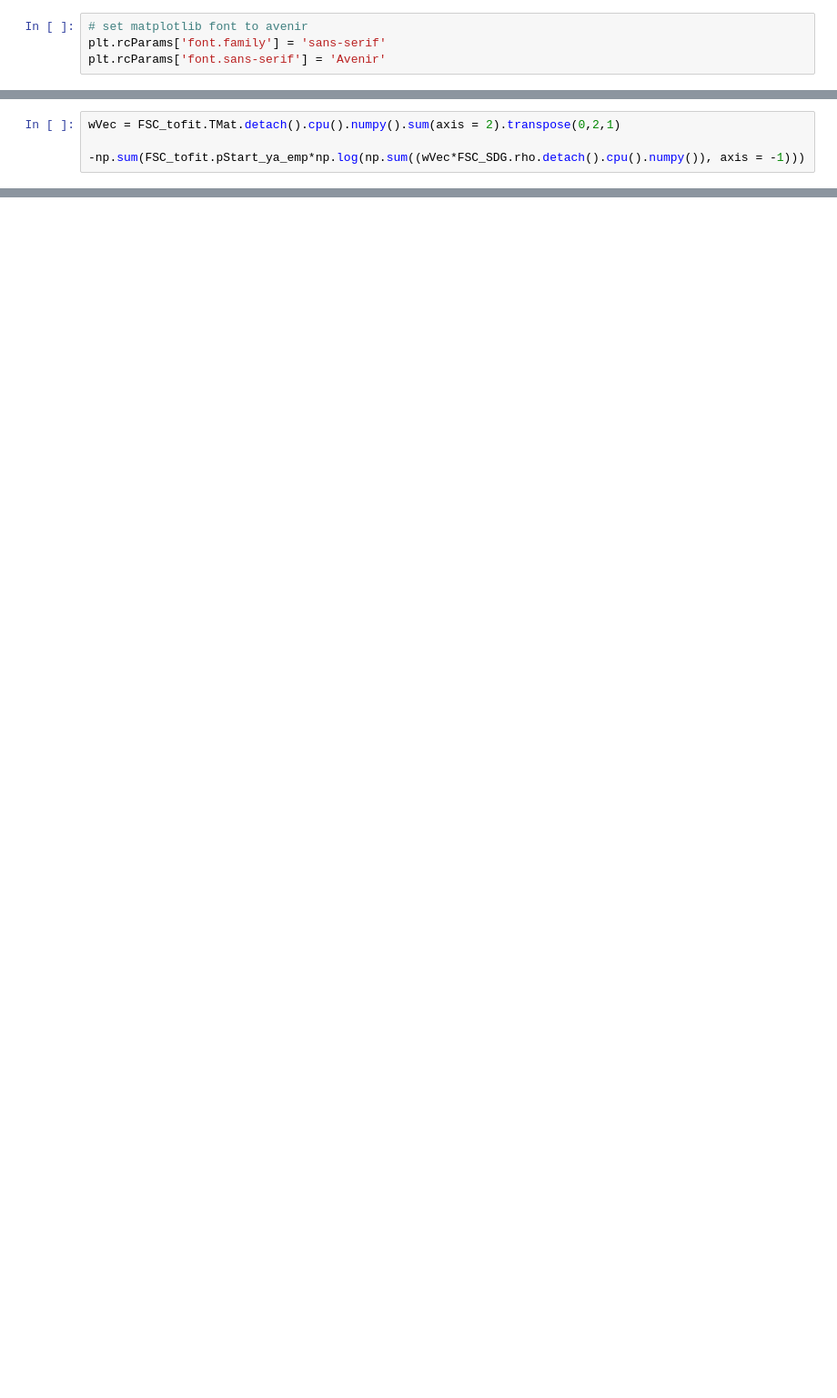
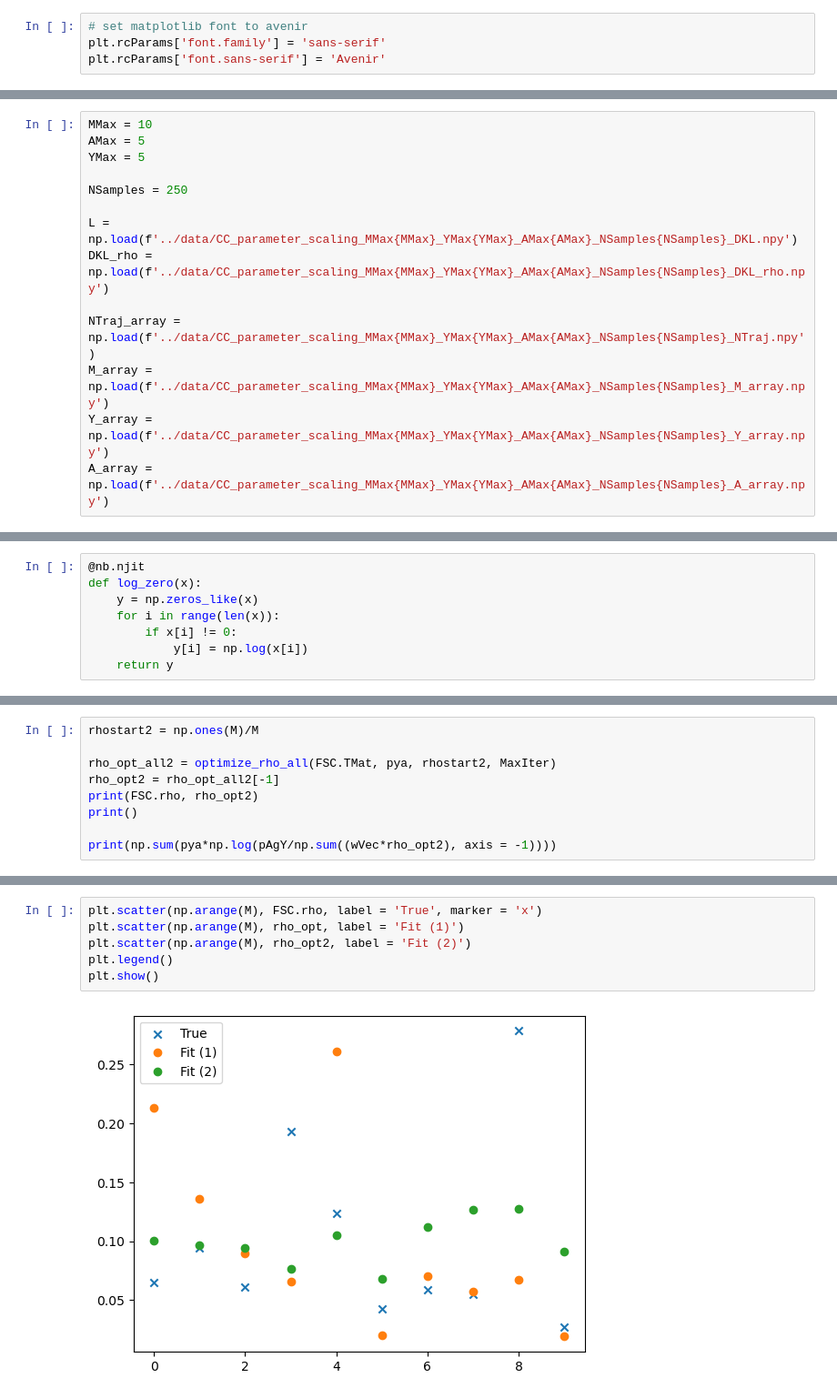
Before and after one commit to giorgionicoletti/InferenceFSCs, a Jupyter notebook: notebooks/CC_parameter_scaling.ipynb, the cells around one changed output, grey strips where cells are left out. Shown at 91% size. Saved outputs shown, nothing was run; the diff lists cells and outputs as text; blank space fills up the shorter version.

```diff
--- a/notebooks/CC_parameter_scaling.ipynb
+++ b/notebooks/CC_parameter_scaling.ipynb
@@ -285,4 +15,0 @@ plt.show()
-# %%
-wVec = FSC_tofit.TMat.detach().cpu().numpy().sum(axis = 2).transpose(0,2,1)
-
--np.sum(FSC_tofit.pStart_ya_emp*np.log(np.sum((wVec*FSC_SDG.rho.detach().cpu().numpy()), axis = -1)))
@@ -302,0 +16,14 @@ wVec = FSC_tofit.TMat.detach().cpu().numpy().sum(axis = 2).transpose(0,2,1)
+# %%
+MMax = 10
+AMax = 5
+YMax = 5
+
+NSamples = 250
+
+L = np.load(f'../data/CC_parameter_scaling_MMax{MMax}_YMax{YMax}_AMax{AMax}_NSamples{NSamples}_DKL.npy')
+DKL_rho = np.load(f'../data/CC_parameter_scaling_MMax{MMax}_YMax{YMax}_AMax{AMax}_NSamples{NSamples}_DKL_rho.npy')
+
+NTraj_array = np.load(f'../data/CC_parameter_scaling_MMax{MMax}_YMax{YMax}_AMax{AMax}_NSamples{NSamples}_NTraj.npy')
+M_array = np.load(f'../data/CC_parameter_scaling_MMax{MMax}_YMax{YMax}_AMax{AMax}_NSamples{NSamples}_M_array.npy')
+Y_array = np.load(f'../data/CC_parameter_scaling_MMax{MMax}_YMax{YMax}_AMax{AMax}_NSamples{NSamples}_Y_array.npy')
+A_array = np.load(f'../data/CC_parameter_scaling_MMax{MMax}_YMax{YMax}_AMax{AMax}_NSamples{NSamples}_A_array.npy')
@@ -302,0 +136,8 @@ wVec = FSC_tofit.TMat.detach().cpu().numpy().sum(axis = 2).transpose(0,2,1)
+# %%
+@nb.njit
+def log_zero(x):
+    y = np.zeros_like(x)
+    for i in range(len(x)):
+        if x[i] != 0:
+            y[i] = np.log(x[i])
+    return y
@@ -302,0 +317,9 @@ wVec = FSC_tofit.TMat.detach().cpu().numpy().sum(axis = 2).transpose(0,2,1)
+# %%
+rhostart2 = np.ones(M)/M
+
+rho_opt_all2 = optimize_rho_all(FSC.TMat, pya, rhostart2, MaxIter)
+rho_opt2 = rho_opt_all2[-1]
+print(FSC.rho, rho_opt2)
+print()
+
+print(np.sum(pya*np.log(pAgY/np.sum((wVec*rho_opt2), axis = -1))))
@@ -302,0 +332,8 @@ wVec = FSC_tofit.TMat.detach().cpu().numpy().sum(axis = 2).transpose(0,2,1)
+# %%
+plt.scatter(np.arange(M), FSC.rho, label = 'True', marker = 'x')
+plt.scatter(np.arange(M), rho_opt, label = 'Fit (1)')
+plt.scatter(np.arange(M), rho_opt2, label = 'Fit (2)')
+plt.legend()
+plt.show()
+# %% [output]
+[figure, added]
```
Also changed, not shown: parts of 36 cells of this notebook, 18 other files.
